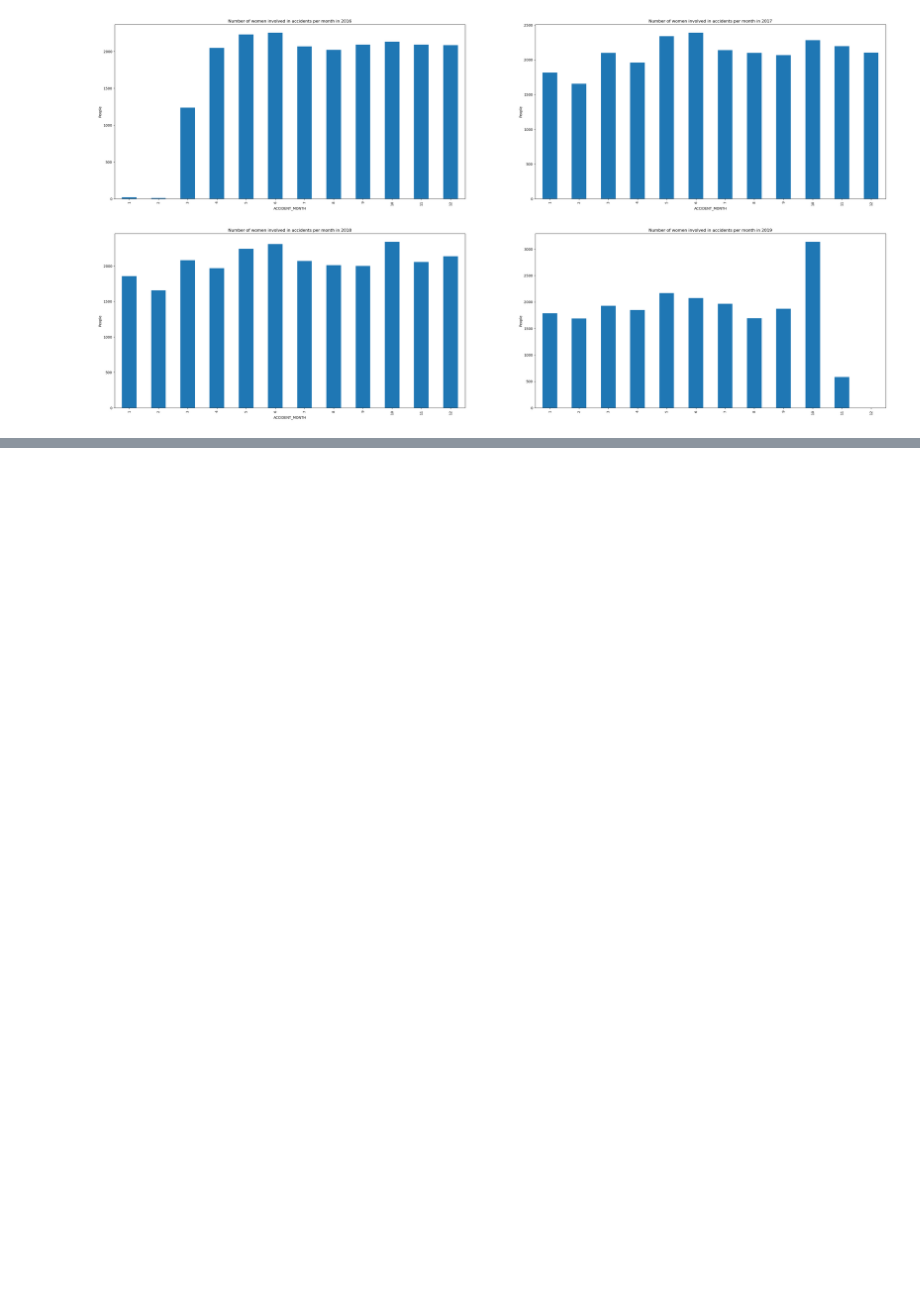
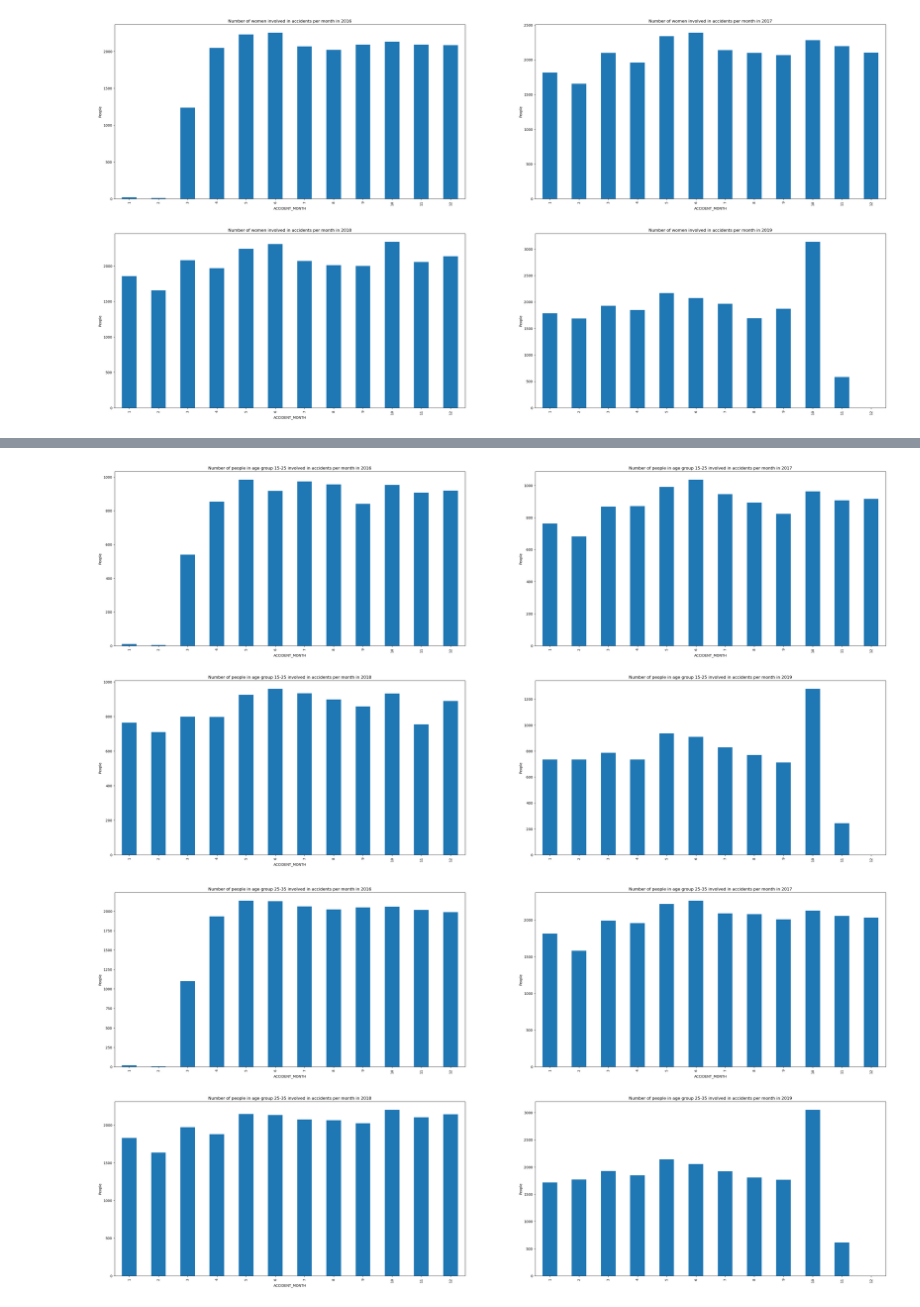
Before and after one commit to SSS-192858/VisualAnalytics, a Jupyter notebook: demographic_info.ipynb, the cells around one changed output, grey strips where cells are left out. Saved outputs shown, nothing was run; the diff lists cells and outputs as text; code cells hidden in the pictures; blank space fills up the shorter version.

```diff
--- a/demographic_info.ipynb
+++ b/demographic_info.ipynb
@@ -74,3 +75,13 @@ for i in range(2016, 2020):
 getPlots(datasets_temp, 2016, 2, 2, "women")
 # %% [output]
 [figure]
+# %%
+age_ranges = []
+
+for i in range(15, 76, 10):
+    ran = {"Upper" : i+10, "Lower": i}
+    age_ranges.append(ran)
+
+age_ranges.append({'Upper':125, 'Lower':85})
+
+age_ranges
@@ -76,0 +97,18 @@ getPlots(datasets_temp, 2016, 2, 2, "women")
+# %%
+age_datasets = []
+
+datasets_temp = []
+
+for ran in age_ranges:
+    datasets_temp = []
+    upper = ran['Upper']
+    lower = ran['Lower']
+
+    for i in range(2016, 2020):
+        datasets_temp.append(datasets[i-2013][(datasets[i-2013]['PERSON_TYPE'] == 'Occupant') & (datasets[i-2013]['PED_ROLE'] == 'Driver') & (datasets[i-2013]['PERSON_AGE'] < upper) & (datasets[i-2013]['PERSON_AGE'] >= lower)])
+
+    getPlots(datasets_temp, 2016, 2, 2, f"people in age group {lower}-{upper}")
+    age_datasets.append(datasets_temp)
+# %% [output]
+[figure, added]
+[figure, added]
```
Also changed, not shown: parts of 4 cells of this notebook.
